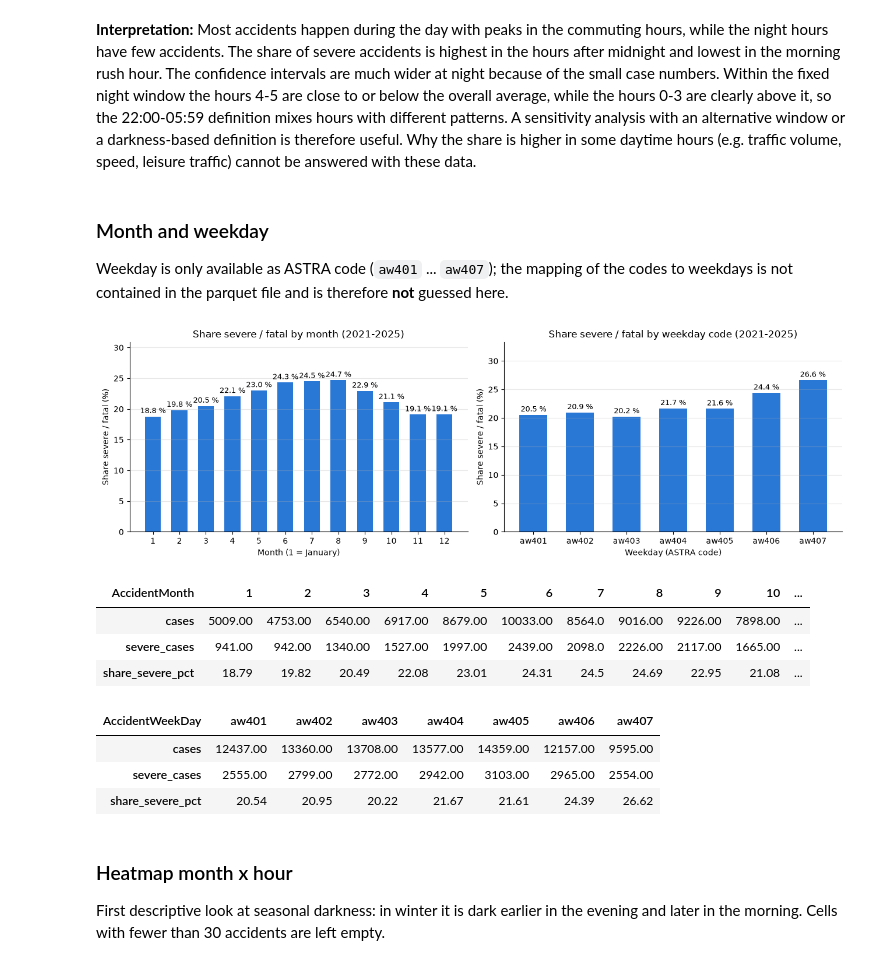
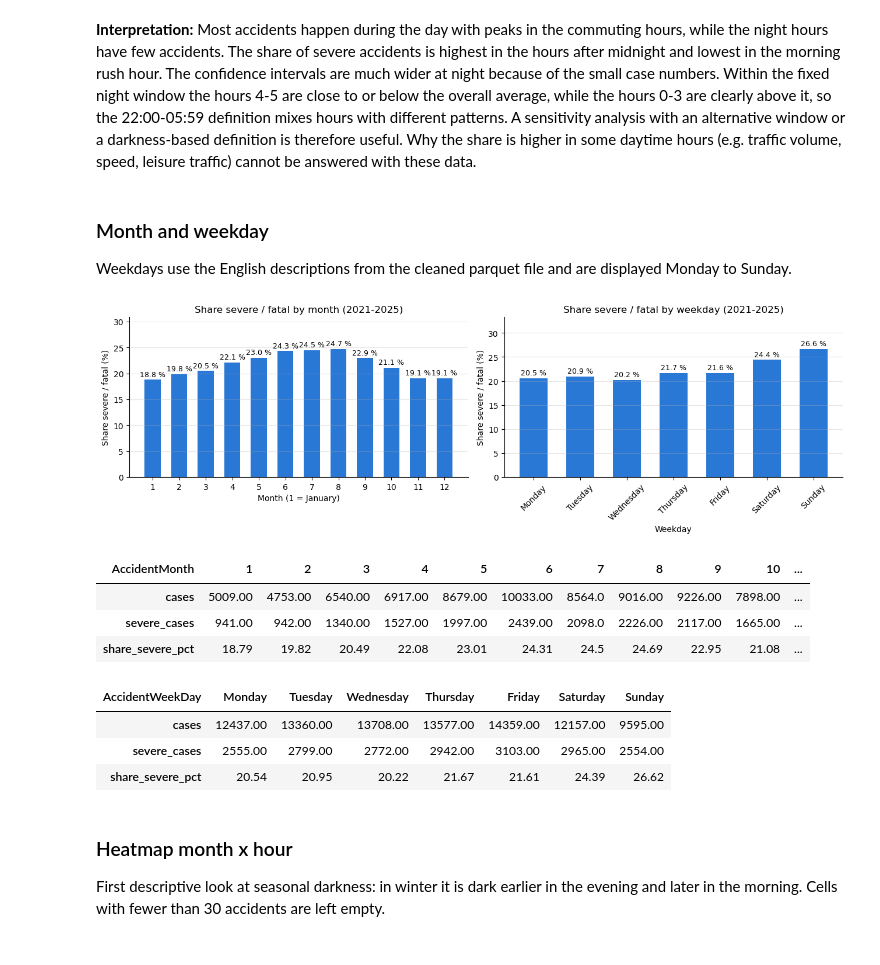
Before and after one commit to Emamnuelwalter/swiss-road-accident-severity, a Jupyter notebook: nootebooks/02_eda.ipynb, the cells around one changed output. Cells and saved outputs as stored; diff of their text form; code cells hidden in the pictures.

```diff
--- a/nootebooks/02_eda.ipynb
+++ b/nootebooks/02_eda.ipynb
@@ -511,29 +512,31 @@ display(by_hour.round(2).T)
 # %% [markdown]
 ### Month and weekday
 
-Weekday is only available as ASTRA code (`aw401` ... `aw407`); the mapping of the codes to weekdays is not contained in the parquet file and is therefore **not** guessed here.
+Weekdays use the English descriptions from the cleaned parquet file and are displayed Monday to Sunday.
 # %%
 by_month = severe_share_table(df, "AccidentMonth")
-by_wday = severe_share_table(df, "AccidentWeekDay")
+WEEKDAY_ORDER = ["Monday", "Tuesday", "Wednesday", "Thursday", "Friday", "Saturday", "Sunday"]
+by_wday = severe_share_table(df, "AccidentWeekDay", order=WEEKDAY_ORDER)
 
 fig, (ax1, ax2) = plt.subplots(1, 2, figsize=(13, 4.2))
 bar_share(by_month, "Share severe / fatal by month (2021-2025)", "Month (1 = January)",
           ax=ax1, show_n=False)
-bar_share(by_wday, "Share severe / fatal by weekday code (2021-2025)", "Weekday (ASTRA code)",
+bar_share(by_wday, "Share severe / fatal by weekday (2021-2025)", "Weekday",
           ax=ax2, show_n=False)
+ax2.tick_params(axis="x", labelrotation=45)
 plt.tight_layout()
 plt.show()
 
 # Case numbers per bar
 display(by_month.T)
 display(by_wday.T)
 # %% [output]
-[figure, old version]
+[figure, new version]
 | AccidentMonth | 1 | 2 | 3 | 4 | 5 | 6 | 7 | 8 | 9 | 10 | ... |
 | cases | 5009.00 | 4753.00 | 6540.00 | 6917.00 | 8679.00 | 10033.00 | 8564.0 | 9016.00 | 9226.00 | 7898.00 | ... |
 | severe_cases | 941.00 | 942.00 | 1340.00 | 1527.00 | 1997.00 | 2439.00 | 2098.0 | 2226.00 | 2117.00 | 1665.00 | ... |
 | share_severe_pct | 18.79 | 19.82 | 20.49 | 22.08 | 23.01 | 24.31 | 24.5 | 24.69 | 22.95 | 21.08 | ... |
-| AccidentWeekDay | aw401 | aw402 | aw403 | aw404 | aw405 | aw406 | aw407 |
+| AccidentWeekDay | Monday | Tuesday | Wednesday | Thursday | Friday | Saturday | Sunday |
 | cases | 12437.00 | 13360.00 | 13708.00 | 13577.00 | 14359.00 | 12157.00 | 9595.00 |
 | severe_cases | 2555.00 | 2799.00 | 2772.00 | 2942.00 | 3103.00 | 2965.00 | 2554.00 |
 | share_severe_pct | 20.54 | 20.95 | 20.22 | 21.67 | 21.61 | 24.39 | 26.62 |
```
Also changed, not shown: parts of 20 cells of this notebook.
